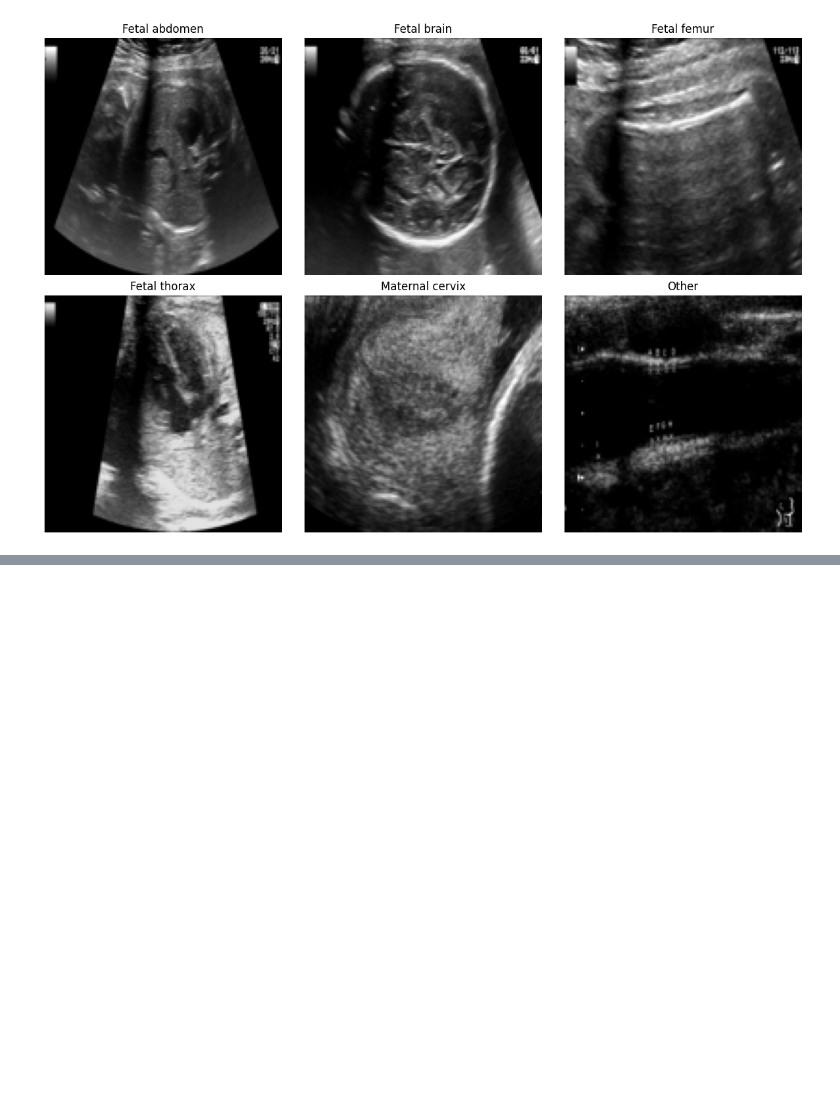
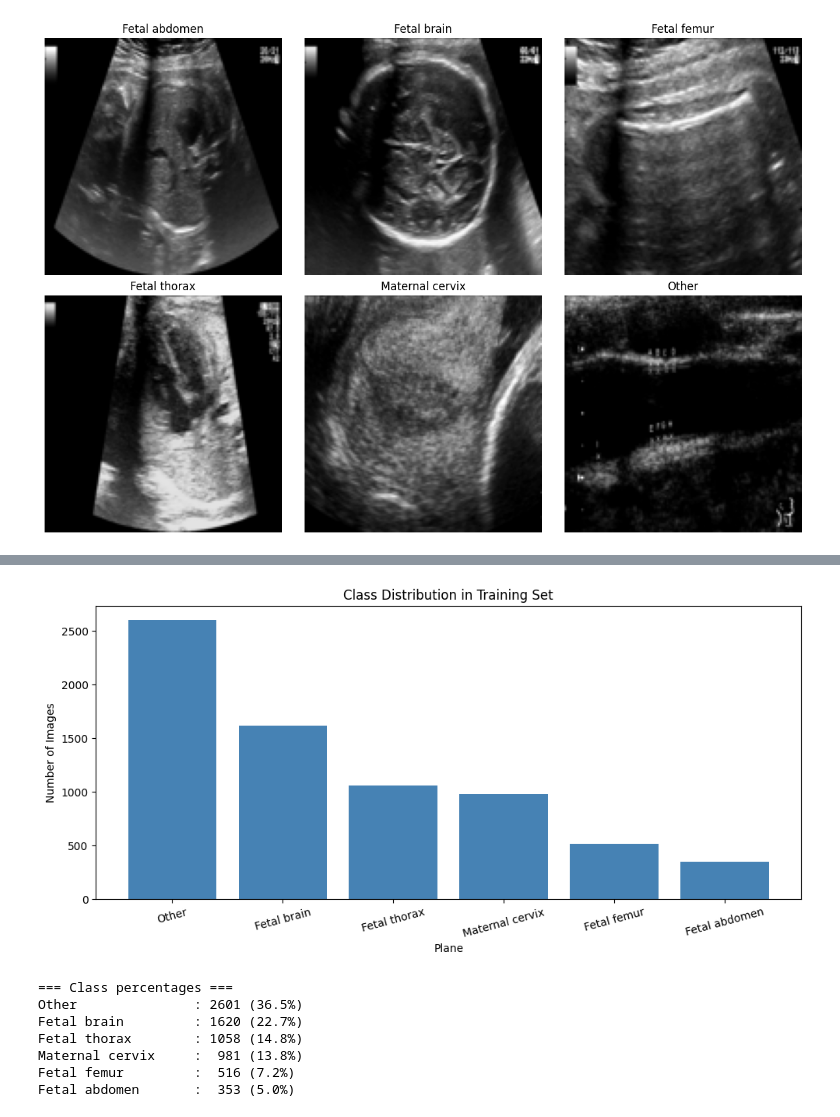
Before and after one commit to lolorikos/fetal-ultrasound-ae, a Jupyter notebook: notebooks/exploration.ipynb, the cells around one changed output, grey strips where cells are left out. Drawn from its saved outputs; the diff is of its cells as text; code cells hidden in the pictures; blank space fills up the shorter version.

Commit message:
EDA: class distribution analysis and visualisation

```diff
--- a/notebooks/exploration.ipynb
+++ b/notebooks/exploration.ipynb
@@ -56,0 +90,28 @@ plt.show()
+# %%
+import matplotlib.pyplot as plt
+
+class_counts = dataset.data["Plane"].value_counts()
+
+plt.figure(figsize = (10, 5))
+plt.bar(class_counts.index, class_counts.values, color = "steelblue")
+plt.title("Class Distribution in Training Set")
+plt.xlabel("Plane")
+plt.ylabel("Number of Images")
+plt.xticks(rotation = 15)
+plt.tight_layout()
+plt.show()
+
+# print percentages
+print("=== Class percentages ===")
+total = class_counts.sum()
+for plane, count in class_counts.items():
+    print(f"{plane:20s}: {count:4d} ({100 * count / total:.1f}%)")
+# %% [output]
+[figure, added]
+=== Class percentages ===
+Other               : 2601 (36.5%)
+Fetal brain         : 1620 (22.7%)
+Fetal thorax        : 1058 (14.8%)
+Maternal cervix     :  981 (13.8%)
+Fetal femur         :  516 (7.2%)
+Fetal abdomen       :  353 (5.0%)
```
Also changed, not shown: parts of 1 cell of this notebook.
